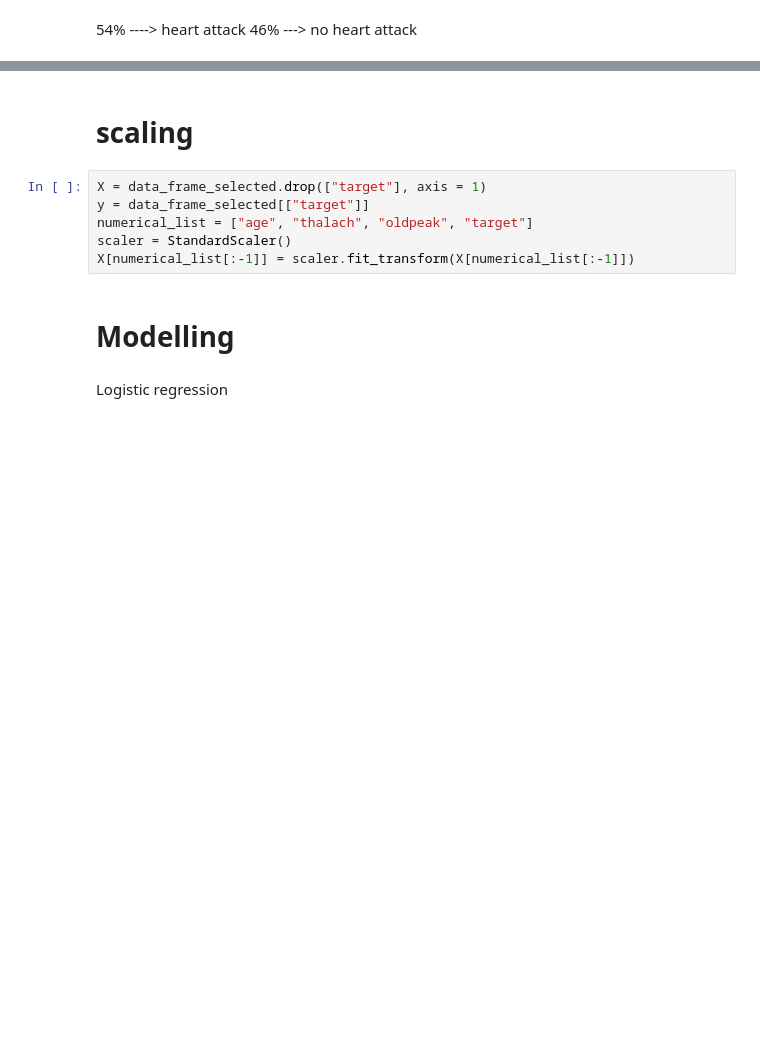
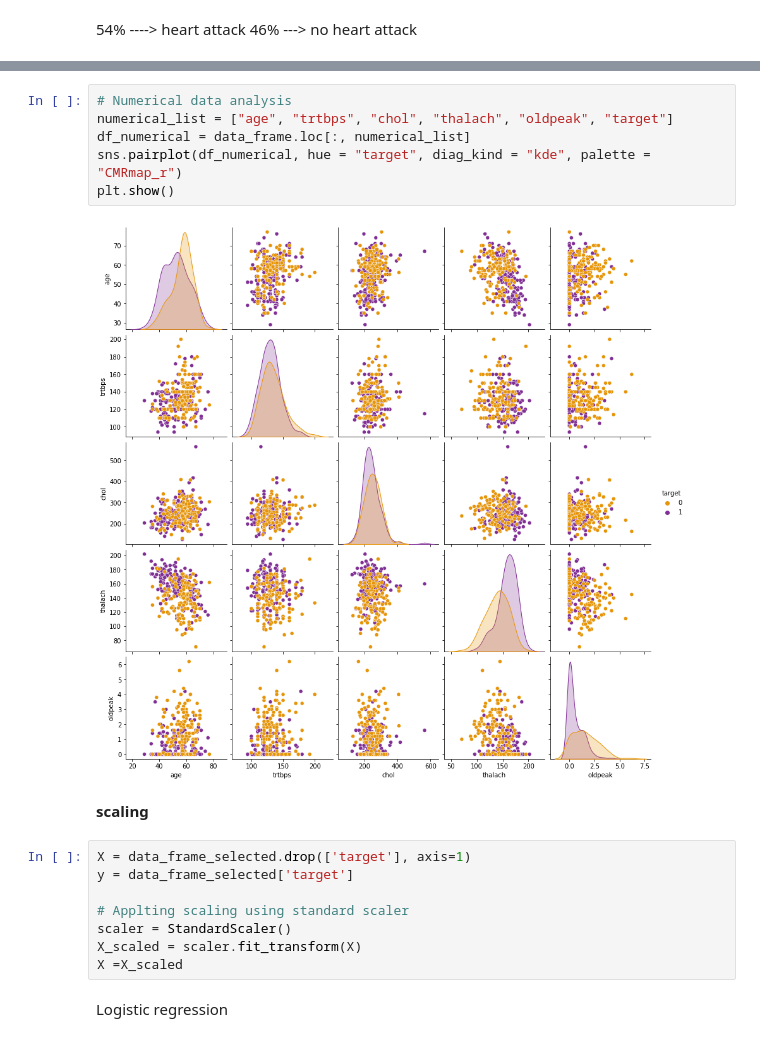
Before and after one commit to WANJALAJNRIV/Heart-attack-analysis-and-prediction, a Jupyter notebook: Heart_attack_and_analysis_prediction_SOEN380.ipynb, the cells around one changed output, grey strips where cells are left out. Saved outputs shown, nothing was run; the diff lists cells and outputs as text; blank space fills up the shorter version.

```diff
--- a/Heart_attack_and_analysis_prediction_SOEN380.ipynb
+++ b/Heart_attack_and_analysis_prediction_SOEN380.ipynb
@@ -399,13 +507,21 @@ plt.show()
+# %%
+# Numerical data analysis
+numerical_list = ["age", "trtbps", "chol", "thalach", "oldpeak", "target"]
+df_numerical = data_frame.loc[:, numerical_list]
+sns.pairplot(df_numerical, hue = "target", diag_kind = "kde", palette = "CMRmap_r")
+plt.show()
+# %% [output]
+[figure, added]
 # %% [markdown]
-# scaling
+ **scaling**
 # %%
-X = data_frame_selected.drop(["target"], axis = 1)
-y = data_frame_selected[["target"]]
-numerical_list = ["age", "thalach", "oldpeak", "target"]
+X = data_frame_selected.drop(['target'], axis=1)
+y = data_frame_selected['target']
+
+# Applting scaling using standard scaler
 scaler = StandardScaler()
-X[numerical_list[:-1]] = scaler.fit_transform(X[numerical_list[:-1]])
+X_scaled = scaler.fit_transform(X)
+X =X_scaled
-# %% [markdown]
-# Modelling
 # %% [markdown]
 Logistic regression
 # %%
```
Also changed, not shown: parts of 42 cells of this notebook.
